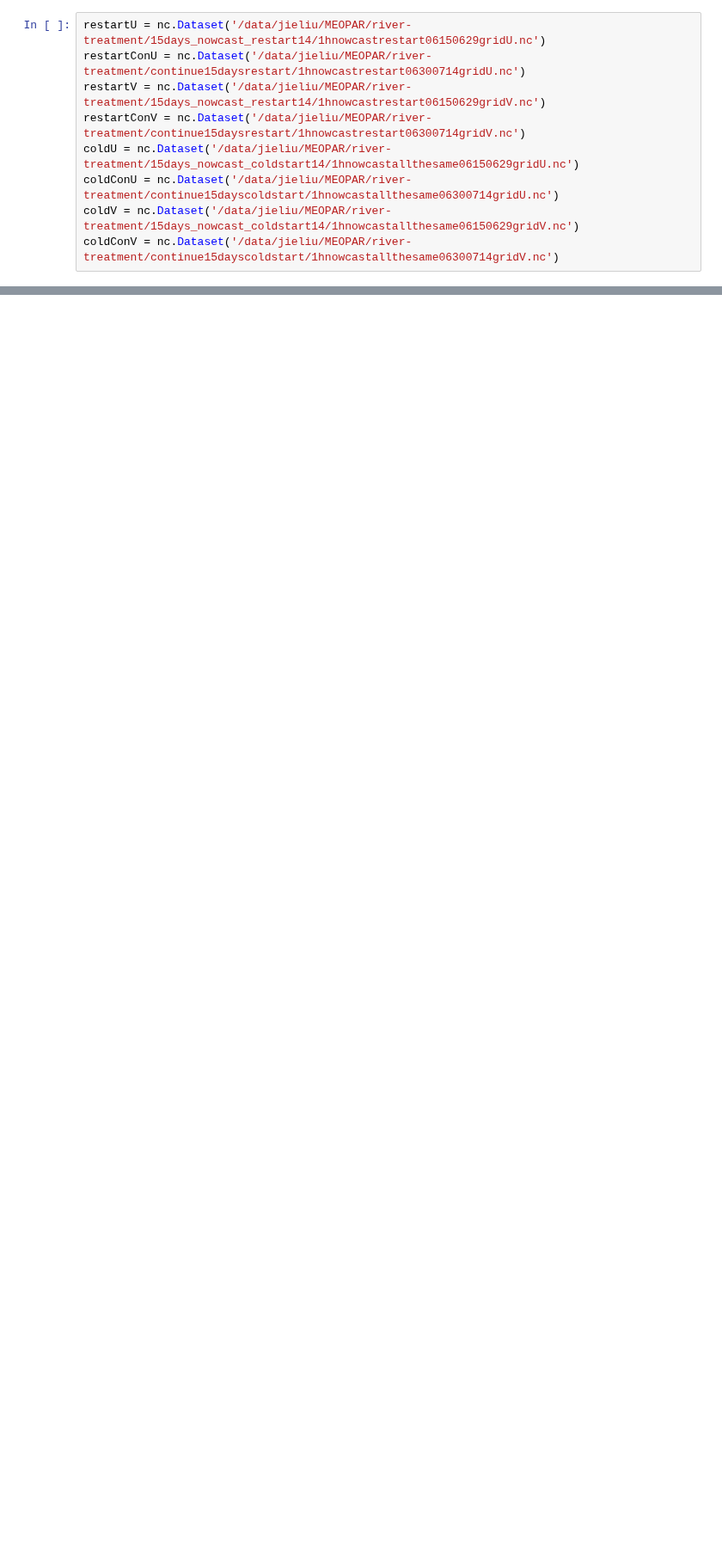
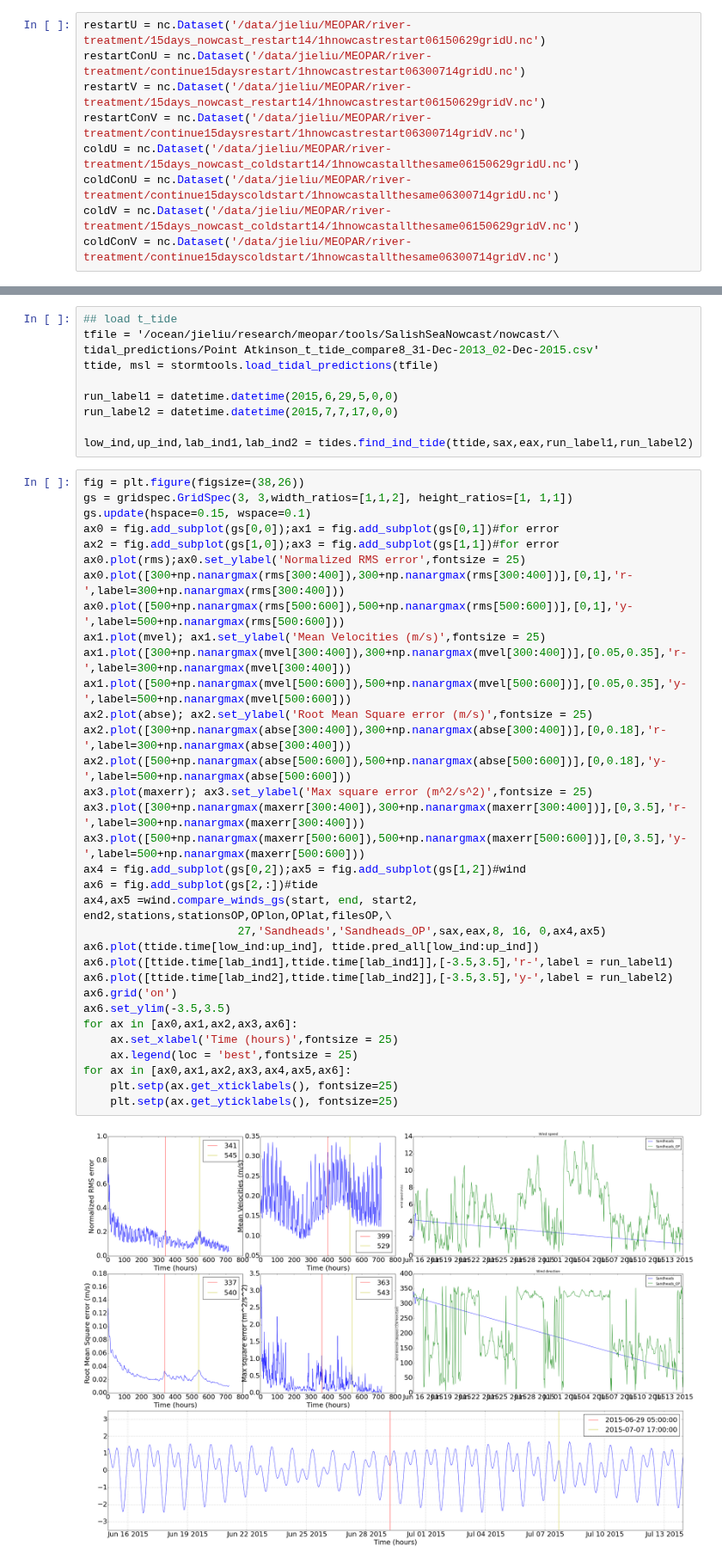
Before and after one commit to SalishSeaCast/analysis, a Jupyter notebook: jie/surface_current/Restart vs ColdStart.ipynb, the cells around one changed output, grey strips where cells are left out. Shown at 86% size. Drawn from its saved outputs; the diff is of its cells as text; blank space fills up the shorter version.

Commit message:
add tides, wind, and labels

```diff
--- a/jie/surface_current/Restart vs ColdStart.ipynb
+++ b/jie/surface_current/Restart vs ColdStart.ipynb
@@ -79,3 +80,48 @@ ax[1,0].set_ylabel('Root Mean Square error (m/s)')
+# %%
+## load t_tide
+tfile = '/ocean/jieliu/research/meopar/tools/SalishSeaNowcast/nowcast/\
+tidal_predictions/Point Atkinson_t_tide_compare8_31-Dec-2013_02-Dec-2015.csv'
+ttide, msl = stormtools.load_tidal_predictions(tfile)
+
+run_label1 = datetime.datetime(2015,6,29,5,0,0)
+run_label2 = datetime.datetime(2015,7,7,17,0,0)
+
+low_ind,up_ind,lab_ind1,lab_ind2 = tides.find_ind_tide(ttide,sax,eax,run_label1,run_label2)
+# %%
+fig = plt.figure(figsize=(38,26))
+gs = gridspec.GridSpec(3, 3,width_ratios=[1,1,2], height_ratios=[1, 1,1])
+gs.update(hspace=0.15, wspace=0.1)
+ax0 = fig.add_subplot(gs[0,0]);ax1 = fig.add_subplot(gs[0,1])#for error
+ax2 = fig.add_subplot(gs[1,0]);ax3 = fig.add_subplot(gs[1,1])#for error
+ax0.plot(rms);ax0.set_ylabel('Normalized RMS error',fontsize = 25)
+ax0.plot([300+np.nanargmax(rms[300:400]),300+np.nanargmax(rms[300:400])],[0,1],'r-',label=300+np.nanargmax(rms[300:400]))
+ax0.plot([500+np.nanargmax(rms[500:600]),500+np.nanargmax(rms[500:600])],[0,1],'y-',label=500+np.nanargmax(rms[500:600]))
+ax1.plot(mvel); ax1.set_ylabel('Mean Velocities (m/s)',fontsize = 25)
+ax1.plot([300+np.nanargmax(mvel[300:400]),300+np.nanargmax(mvel[300:400])],[0.05,0.35],'r-',label=300+np.nanargmax(mvel[300:400]))
+ax1.plot([500+np.nanargmax(mvel[500:600]),500+np.nanargmax(mvel[500:600])],[0.05,0.35],'y-',label=500+np.nanargmax(mvel[500:600]))
+ax2.plot(abse); ax2.set_ylabel('Root Mean Square error (m/s)',fontsize = 25)
+ax2.plot([300+np.nanargmax(abse[300:400]),300+np.nanargmax(abse[300:400])],[0,0.18],'r-',label=300+np.nanargmax(abse[300:400]))
+ax2.plot([500+np.nanargmax(abse[500:600]),500+np.nanargmax(abse[500:600])],[0,0.18],'y-',label=500+np.nanargmax(abse[500:600]))
+ax3.plot(maxerr); ax3.set_ylabel('Max square error (m^2/s^2)',fontsize = 25)
+ax3.plot([300+np.nanargmax(maxerr[300:400]),300+np.nanargmax(maxerr[300:400])],[0,3.5],'r-',label=300+np.nanargmax(maxerr[300:400]))
+ax3.plot([500+np.nanargmax(maxerr[500:600]),500+np.nanargmax(maxerr[500:600])],[0,3.5],'y-',label=500+np.nanargmax(maxerr[500:600]))
+ax4 = fig.add_subplot(gs[0,2]);ax5 = fig.add_subplot(gs[1,2])#wind
+ax6 = fig.add_subplot(gs[2,:])#tide
+ax4,ax5 =wind.compare_winds_gs(start, end, start2, end2,stations,stationsOP,OPlon,OPlat,filesOP,\
+                       27,'Sandheads','Sandheads_OP',sax,eax,8, 16, 0,ax4,ax5)
+ax6.plot(ttide.time[low_ind:up_ind], ttide.pred_all[low_ind:up_ind])
+ax6.plot([ttide.time[lab_ind1],ttide.time[lab_ind1]],[-3.5,3.5],'r-',label = run_label1)
+ax6.plot([ttide.time[lab_ind2],ttide.time[lab_ind2]],[-3.5,3.5],'y-',label = run_label2)
+ax6.grid('on')
+ax6.set_ylim(-3.5,3.5)
+for ax in [ax0,ax1,ax2,ax3,ax6]:
+    ax.set_xlabel('Time (hours)',fontsize = 25)
+    ax.legend(loc = 'best',fontsize = 25)
+for ax in [ax0,ax1,ax2,ax3,ax4,ax5,ax6]:
+    plt.setp(ax.get_xticklabels(), fontsize=25)
+    plt.setp(ax.get_yticklabels(), fontsize=25)
+# %% [output]
+[figure, added]
 # %%
 fig, ax = plt.subplots(1,2,figsize=(12,5))
 mesh = ax[0].pcolormesh(rU[0]-cU[0], cmap='bwr', vmax=0.5, vmin=-0.5)
```
Also changed, not shown: parts of 5 cells of this notebook.
